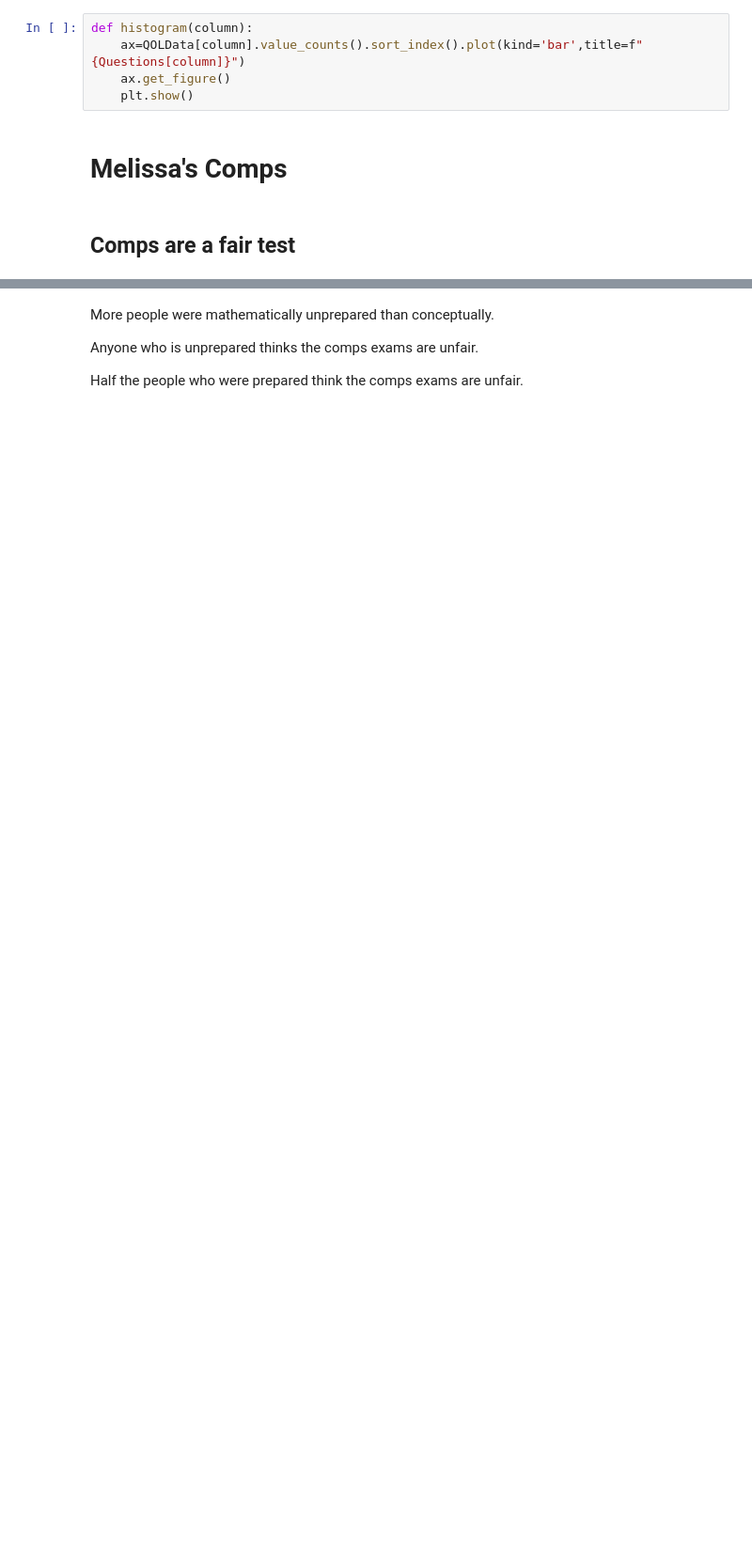
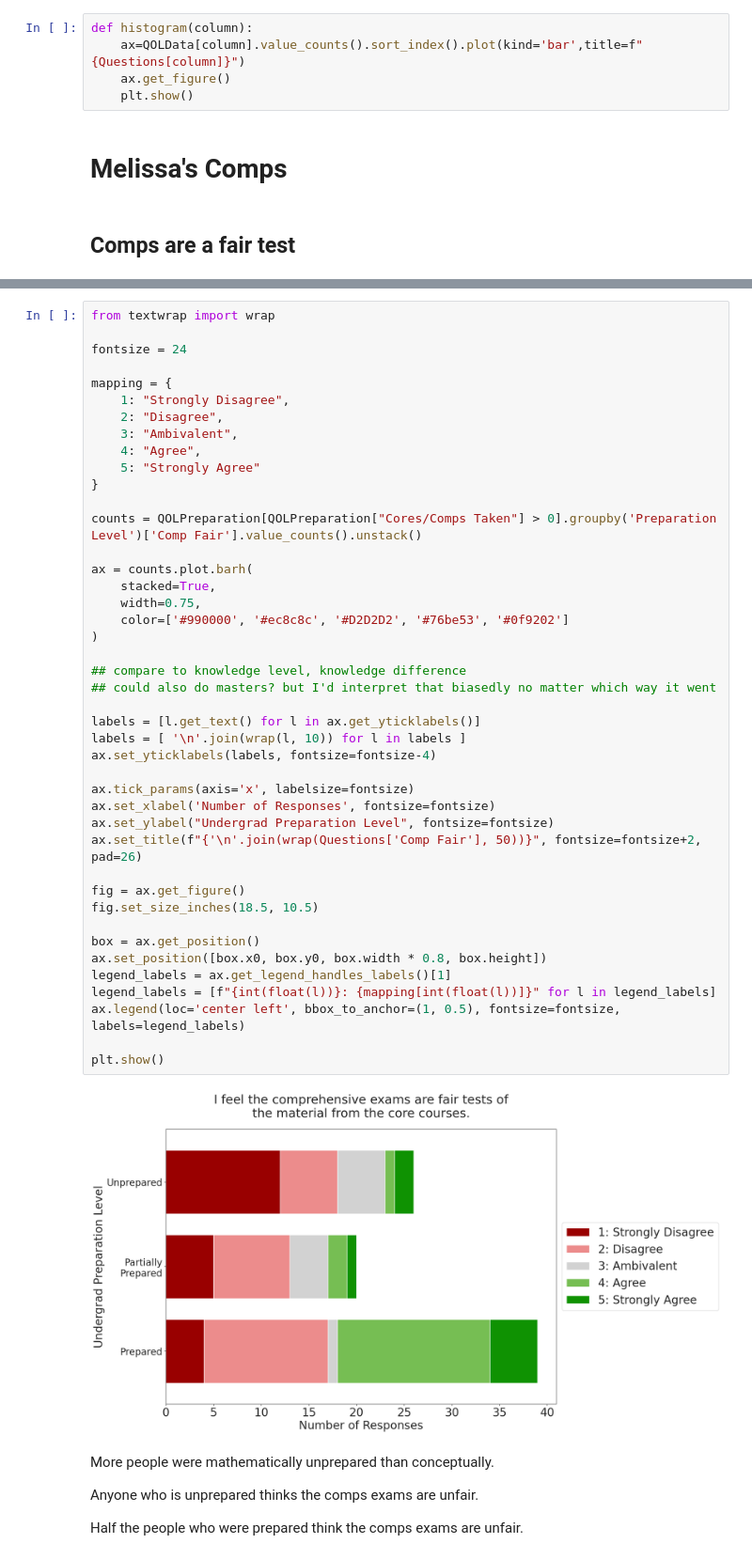
Before and after one commit to pecom/qol-survey, a Jupyter notebook: Melissa_Survey.ipynb, the cells around one changed output, grey strips where cells are left out. Shown at 94% size. Cells and saved outputs as stored; diff of their text form; blank space fills up the shorter version.

```diff
--- a/Melissa_Survey.ipynb
+++ b/Melissa_Survey.ipynb
@@ -224,3 +152,48 @@ plt.show()
+# %%
+from textwrap import wrap
+
+fontsize = 24
+
+mapping = {
+    1: "Strongly Disagree",
+    2: "Disagree",
+    3: "Ambivalent",
+    4: "Agree",
+    5: "Strongly Agree"
+}
+
+counts = QOLPreparation[QOLPreparation["Cores/Comps Taken"] > 0].groupby('Preparation Level')['Comp Fair'].value_counts().unstack()
+
+ax = counts.plot.barh(
+    stacked=True,
+    width=0.75,
+    color=['#990000', '#ec8c8c', '#D2D2D2', '#76be53', '#0f9202']
+)
+
+## compare to knowledge level, knowledge difference
+## could also do masters? but I'd interpret that biasedly no matter which way it went
+
+labels = [l.get_text() for l in ax.get_yticklabels()]
+labels = [ '\n'.join(wrap(l, 10)) for l in labels ]
+ax.set_yticklabels(labels, fontsize=fontsize-4)
+
+ax.tick_params(axis='x', labelsize=fontsize)
+ax.set_xlabel('Number of Responses', fontsize=fontsize)
+ax.set_ylabel("Undergrad Preparation Level", fontsize=fontsize)
+ax.set_title(f"{'\n'.join(wrap(Questions['Comp Fair'], 50))}", fontsize=fontsize+2, pad=26)
+
+fig = ax.get_figure()
+fig.set_size_inches(18.5, 10.5)
+
+box = ax.get_position()
+ax.set_position([box.x0, box.y0, box.width * 0.8, box.height])
+legend_labels = ax.get_legend_handles_labels()[1]
+legend_labels = [f"{int(float(l))}: {mapping[int(float(l))]}" for l in legend_labels]
+ax.legend(loc='center left', bbox_to_anchor=(1, 0.5), fontsize=fontsize, labels=legend_labels)
+
+plt.show()
+# %% [output]
+[figure, added]
 # %% [markdown]
 More people were mathematically unprepared than conceptually.
 
```
Also changed, not shown: parts of 6 cells of this notebook.
